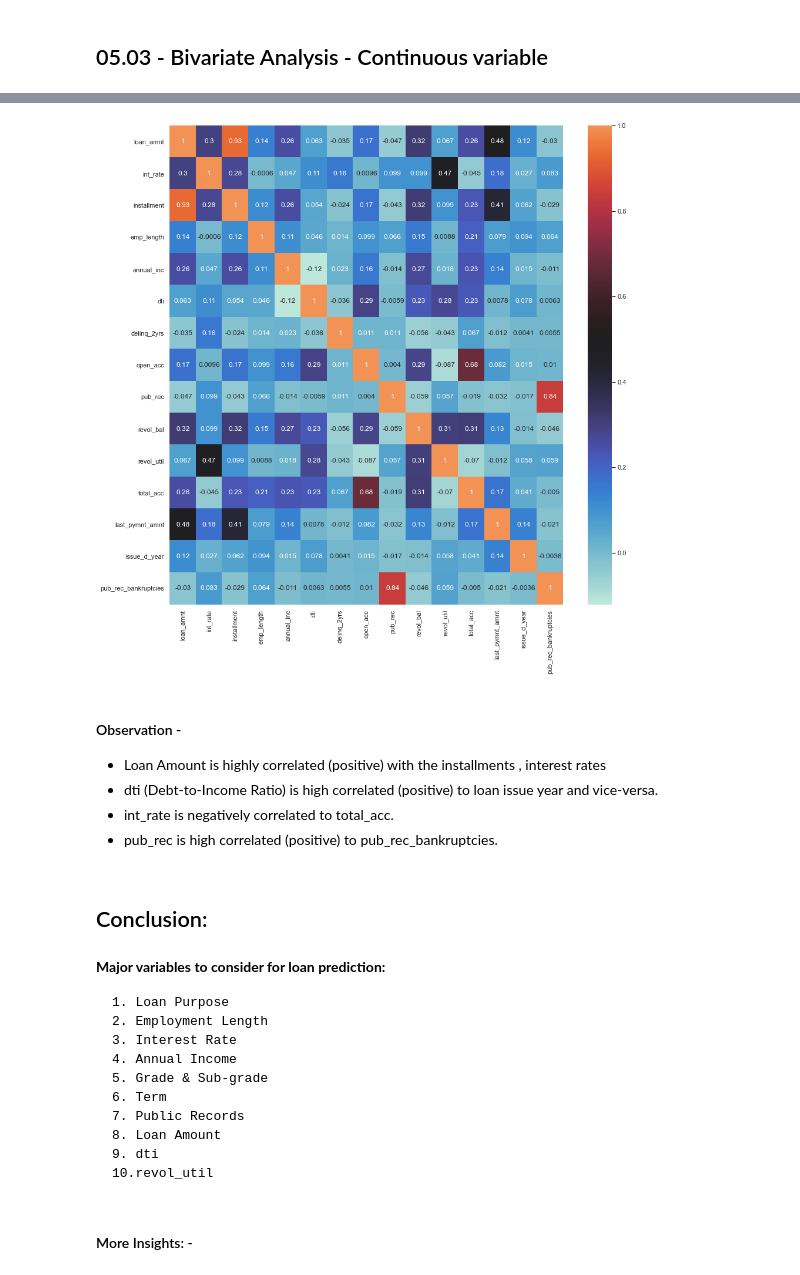
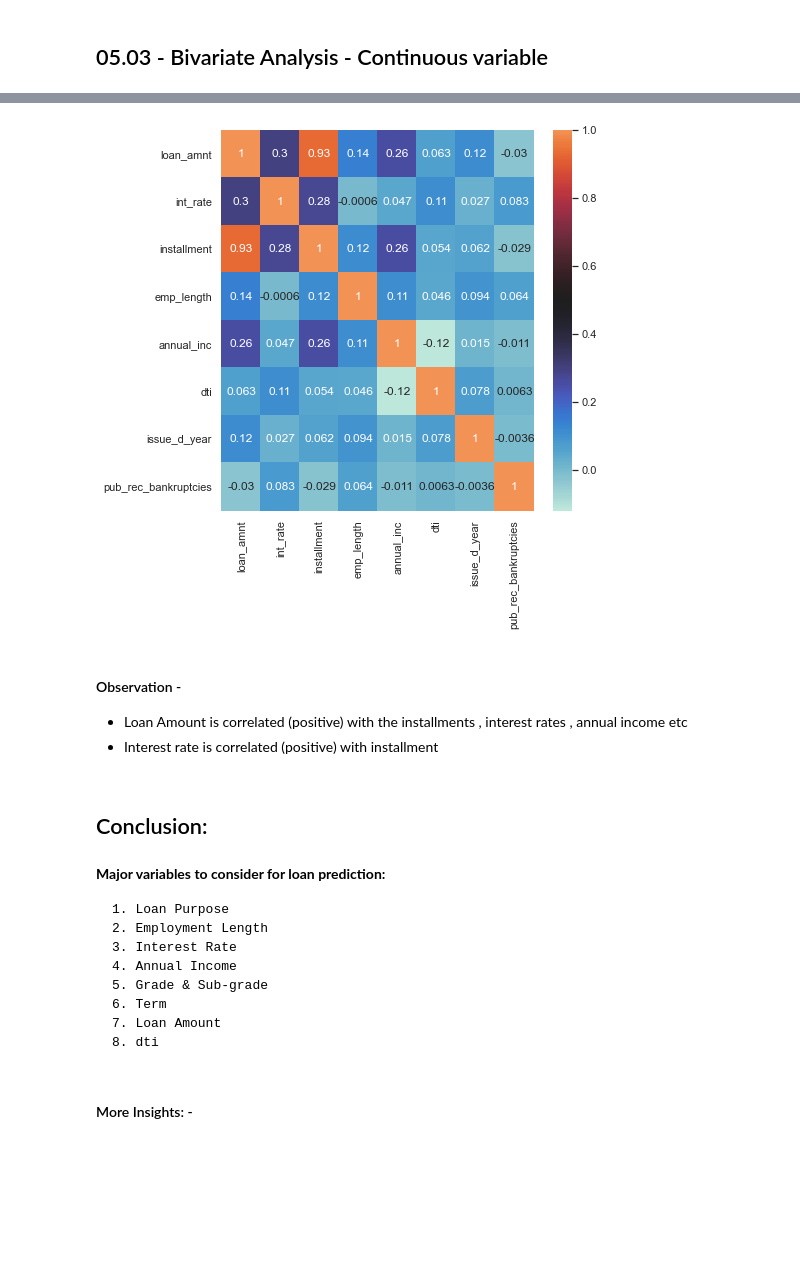
Before and after one commit to subhabrata-ghosh-1988/lending_club_case_study, a Jupyter notebook: Subhabrata_Ghosh_Lending_Club_Case_Study.ipynb, the cells around one changed output, grey strips where cells are left out. Drawn from its saved outputs; the diff is of its cells as text; code cells hidden in the pictures; blank space fills up the shorter version.

Commit message:
small fixes here and there

```diff
--- a/Subhabrata_Ghosh_Lending_Club_Case_Study.ipynb
+++ b/Subhabrata_Ghosh_Lending_Club_Case_Study.ipynb
@@ -674,7 +666,6 @@ Name: collection_recovery_fee, dtype: int64
 # %%
-## There are few percentage columns like - 'int_rate','revol_util' - Let's fix them
+## There are few percentage columns like - 'int_rate'
 df_loan['int_rate'] = df_loan['int_rate'].str.strip('%').astype('float')
-df_loan['revol_util'] = df_loan['revol_util'].str.strip('%').astype('float')
 # %%
 df_loan.int_rate.describe()
 # %% [output]
@@ -1225,7 +1144,0 @@ boxplot('revol_util',df_loan)
-# %%
-plt.figure(figsize=(14,5))
-df_loan['revol_util_bin'] = round(df_loan['revol_util']/5)
-ax=sns.barplot(x='revol_util_bin', y='is_loan_default', data=df_loan)
-ax.set_xticklabels([(str(float(x.get_text())*5)+'%') for x in ax.get_xticklabels()])
-plt.ylabel("charged off")
-plt.show()
@@ -1322,6 +1161,3 @@ categorical_plot('ratio_bin')
-# %%
-df_loan=df_loan.drop(['earliest_cr_line','inq_last_6mths','out_prncp','out_prncp_inv','total_pymnt','total_pymnt_inv','total_rec_prncp','total_rec_int','total_rec_late_fee','recoveries','collection_recovery_fee','last_pymnt_d','last_credit_pull_d'
- ],axis=1)
 # %%
 df_loan.info()
 # %% [output]
@@ -1527,9 +1363,7 @@ plt.show()
 ## Let's have a look at the correlation between the loan amount and other numerical variables
 cont_var= ['loan_amnt', 'int_rate', 'installment',
        'emp_length', 'annual_inc',
-       'dti', 'delinq_2yrs',
-        'open_acc', 'pub_rec', 'revol_bal', 'revol_util',
-       'total_acc', 'last_pymnt_amnt', 'issue_d_year',
+       'dti',  'issue_d_year',
        'pub_rec_bankruptcies']
 corr = df_loan[cont_var].corr()
 corr
@@ -1553,25 +1380,19 @@ corr
 # %%
-plt.figure(figsize=(15,15))
+plt.figure(figsize=(7,7))
 
 sns.heatmap(corr, annot=True, center=0.5)
 plt.show()
 # %% [output]
-[figure, old version]
+[figure, new version]
 # %% [markdown]
 #### Observation -
 <p>
 <ul>
     <li>
-         Loan Amount is highly correlated (positive) with the installments , interest rates
+         Loan Amount is correlated (positive) with the installments , interest rates , annual income etc
     </li>
     <li>
-        dti (Debt-to-Income Ratio) is high correlated (positive) to loan issue year and vice-versa.
-    </li>
-    <li>
-        int_rate is negatively correlated to total_acc.
-    </li>
-    <li>
-         pub_rec is high correlated (positive) to pub_rec_bankruptcies.
+        Interest rate is correlated (positive) with installment
     </li>
 </ul>
 </p>
@@ -1587,10 +1408,8 @@ plt.show()
     4. Annual Income
     5. Grade & Sub-grade
     6. Term
-    7. Public Records
-    8. Loan Amount
-    9. dti
-    10.revol_util
+    7. Loan Amount
+    8. dti
 # %% [markdown]
 #### More Insights: -
 # %%
```
Also changed, not shown: parts of 71 cells of this notebook, 3 other files.
